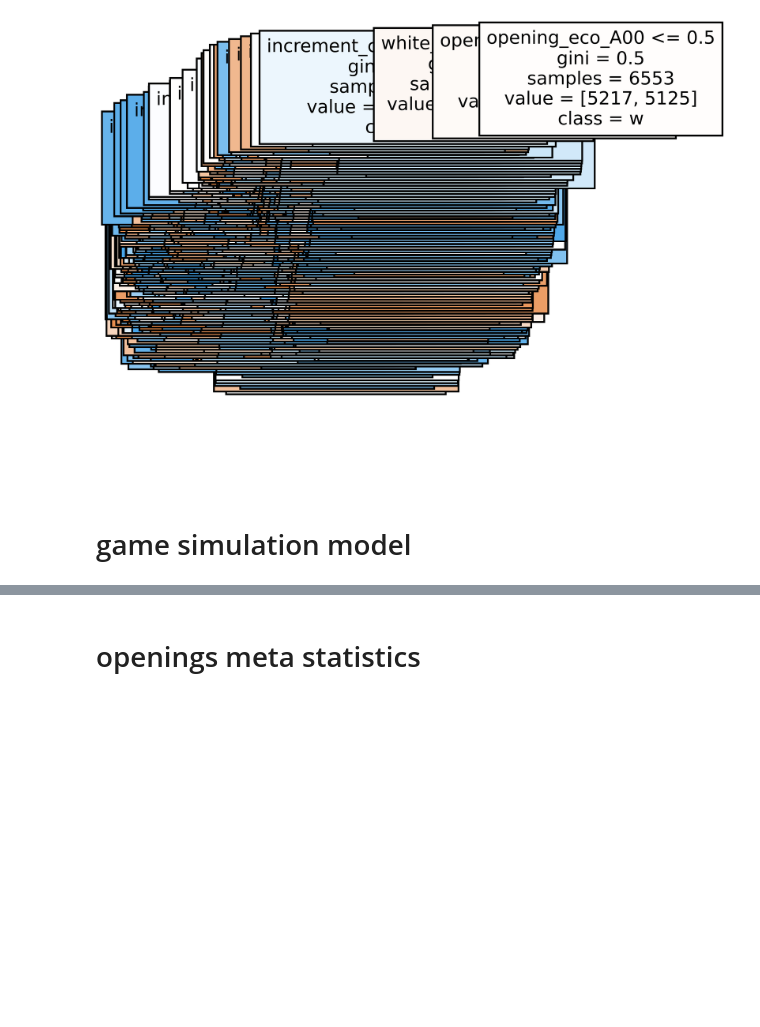
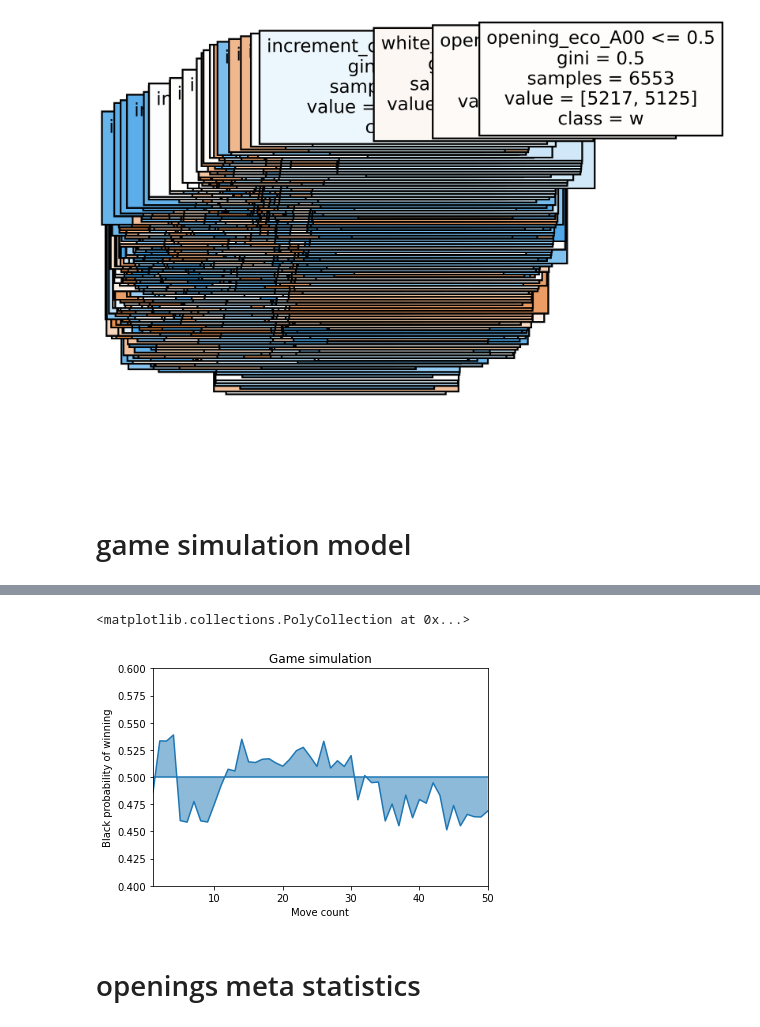
Before and after one commit to jonrosner/chess-game-analysis, a Jupyter notebook: JLM_notebook.ipynb, the cells around one changed output, grey strips where cells are left out. Saved outputs shown, nothing was run; the diff lists cells and outputs as text; code cells hidden in the pictures; blank space fills up the shorter version.

```diff
--- a/JLM_notebook.ipynb
+++ b/JLM_notebook.ipynb
@@ -569,0 +611,9 @@ gameSim_rand = df.sample(n=1, random_state=37)
+# %%
+#prepare one single game and collect probabilities
+probabilities = []
+for i in range(0,50):
+    move = df_new.iloc[i:(i+1),:]
+    move.drop(columns='winner', inplace=True)
+    gameSim_prob = gameSim.predict_proba(move)
+    black_prob = gameSim_prob[0,0]
+    probabilities.append(black_prob)
@@ -570,3 +656,17 @@ gameSim_rand = df.sample(n=1, random_state=37)
+# %%
+#visualize change in probability as the game progresses
+move = list(range(1,51))
+plt.plot(move, probabilities)
+plt.xlabel('Move count')
+plt.ylabel('Black probability of winning')
+plt.ylim([0.4,0.6])
+plt.xlim([1,50])
+plt.title("Game simulation")
+plt.hlines(y=0.5,xmin=1,xmax=50)
+plt.fill_between(move,0.5,probabilities,alpha=0.5)
+# %% [output]
+<matplotlib.collections.PolyCollection at 0x...>
+[figure, added]
 # %% [markdown]
 # openings meta statistics
 # %%
```
Also changed, not shown: parts of 8 cells of this notebook, 2 other files.
